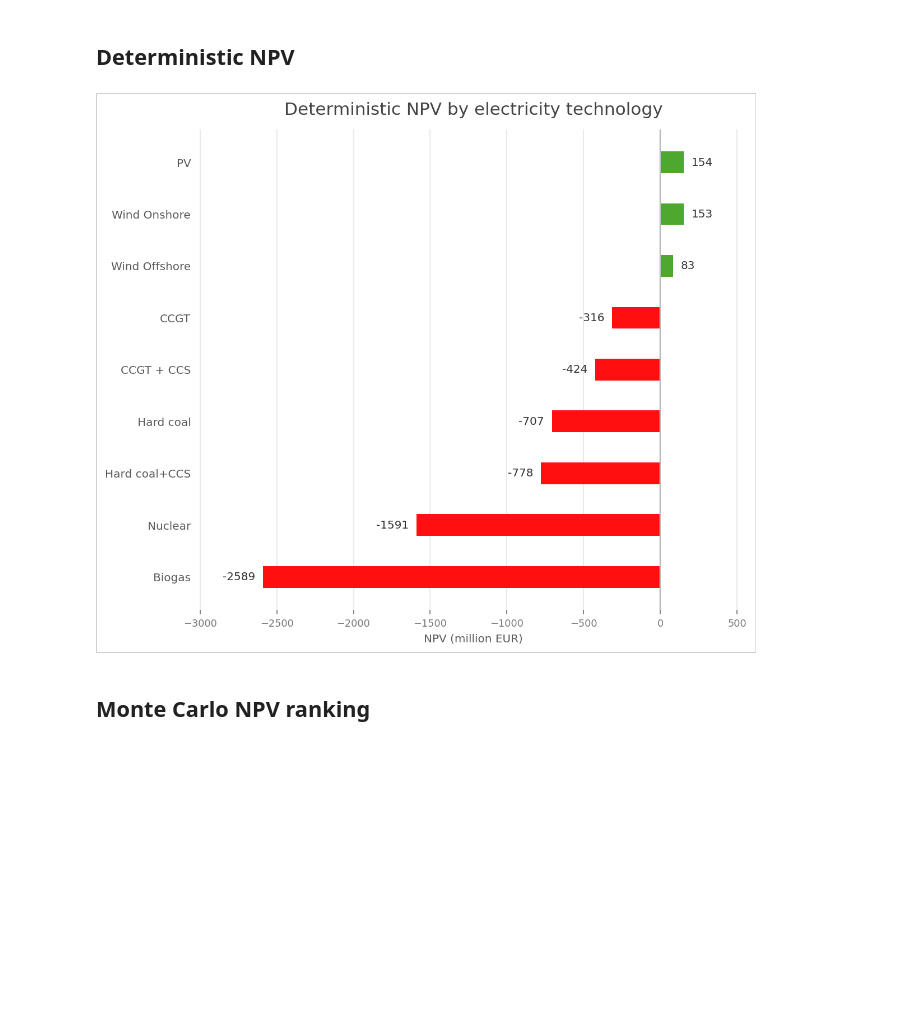
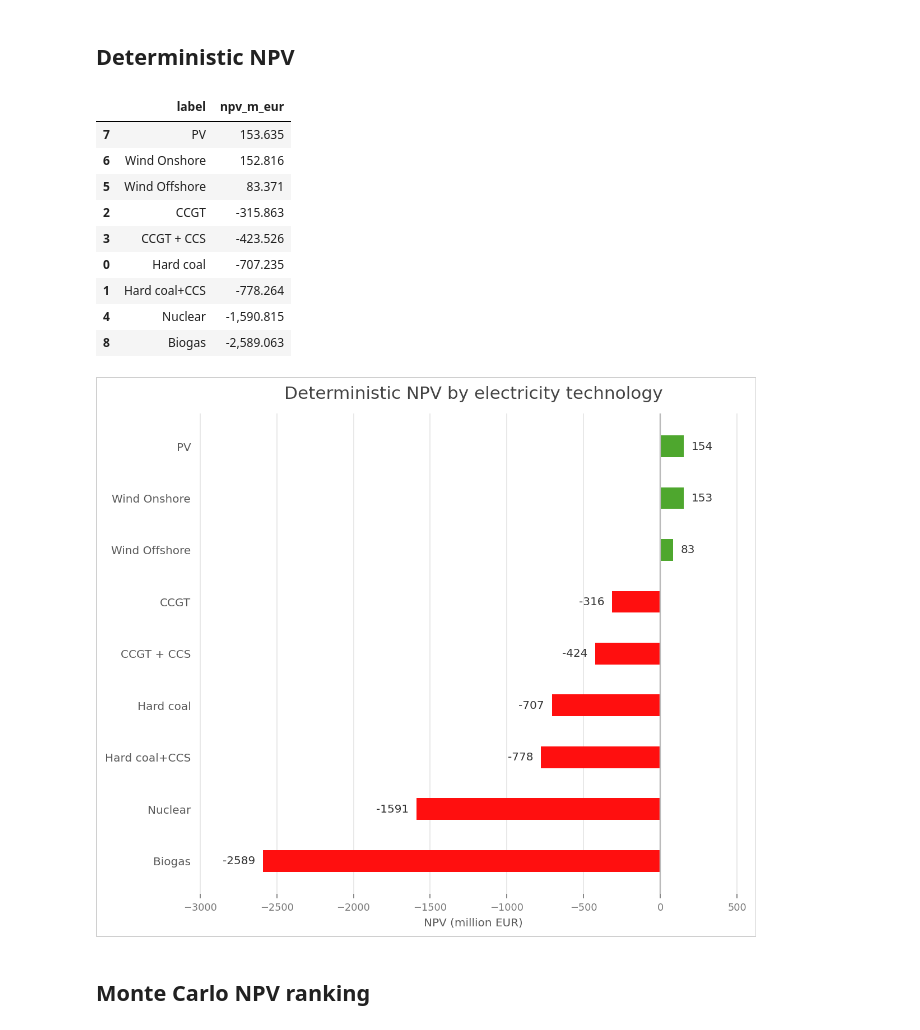
Before and after one commit to Finnzn/Master-Thesis, a Jupyter notebook: notebooks/electricity/electricity_summary.ipynb, the cells around one changed output. Saved outputs shown, nothing was run; the diff lists cells and outputs as text; code cells hidden in the pictures; blank space fills up the shorter version.

```diff
--- a/notebooks/electricity/electricity_summary.ipynb
+++ b/notebooks/electricity/electricity_summary.ipynb
@@ -75,22 +99,34 @@ plt.show()
 # %%
 deterministic_results = calculate_deterministic_electricity_results(technologies=TECHNOLOGIES)
 det_summary_rows = []
 for technology, results in deterministic_results.items():
     det_summary_rows.append(
         {
             "label": ELECTRICITY_TECHNOLOGY_LABELS.get(technology, technology),
-            "npv_m_eur": float(np.asarray(results["npv_eur"]).item()) / 1_000_000,
+            NPV_SUMMARY_COLUMN: float(np.asarray(results[NPV_METRIC_COLUMN]).item()) / NPV_SCALE_FACTOR,
         }
     )
-det_summary = pd.DataFrame(det_summary_rows).sort_values("npv_m_eur", ascending=False)
+det_summary = pd.DataFrame(det_summary_rows).sort_values(NPV_SUMMARY_COLUMN, ascending=False)
 
+display(det_summary)
 plot_mean_npv_technology_bars(
-    values_million_eur=det_summary.set_index("label")["npv_m_eur"].to_dict(),
+    values_million_eur=det_summary.set_index("label")[NPV_SUMMARY_COLUMN].to_dict(),
     output_path=None,
-    title="Deterministic NPV by electricity technology",
+    title=f"Deterministic {NPV_RANKING_LABEL} by electricity technology",
+    x_axis_label=NPV_AXIS_LABEL,
 )
 plt.show()
 # %% [output]
+|  | label | npv_m_eur |
+| 7 | PV | 153.635 |
+| 6 | Wind Onshore | 152.816 |
+| 5 | Wind Offshore | 83.371 |
+| 2 | CCGT | -315.863 |
+| 3 | CCGT + CCS | -423.526 |
+| 0 | Hard coal | -707.235 |
+| 1 | Hard coal+CCS | -778.264 |
+| 4 | Nuclear | -1,590.815 |
+| 8 | Biogas | -2,589.063 |
 [figure]
 # %% [markdown]
 ## Monte Carlo NPV ranking
```
Also changed, not shown: parts of 6 cells of this notebook, 6 other files.
